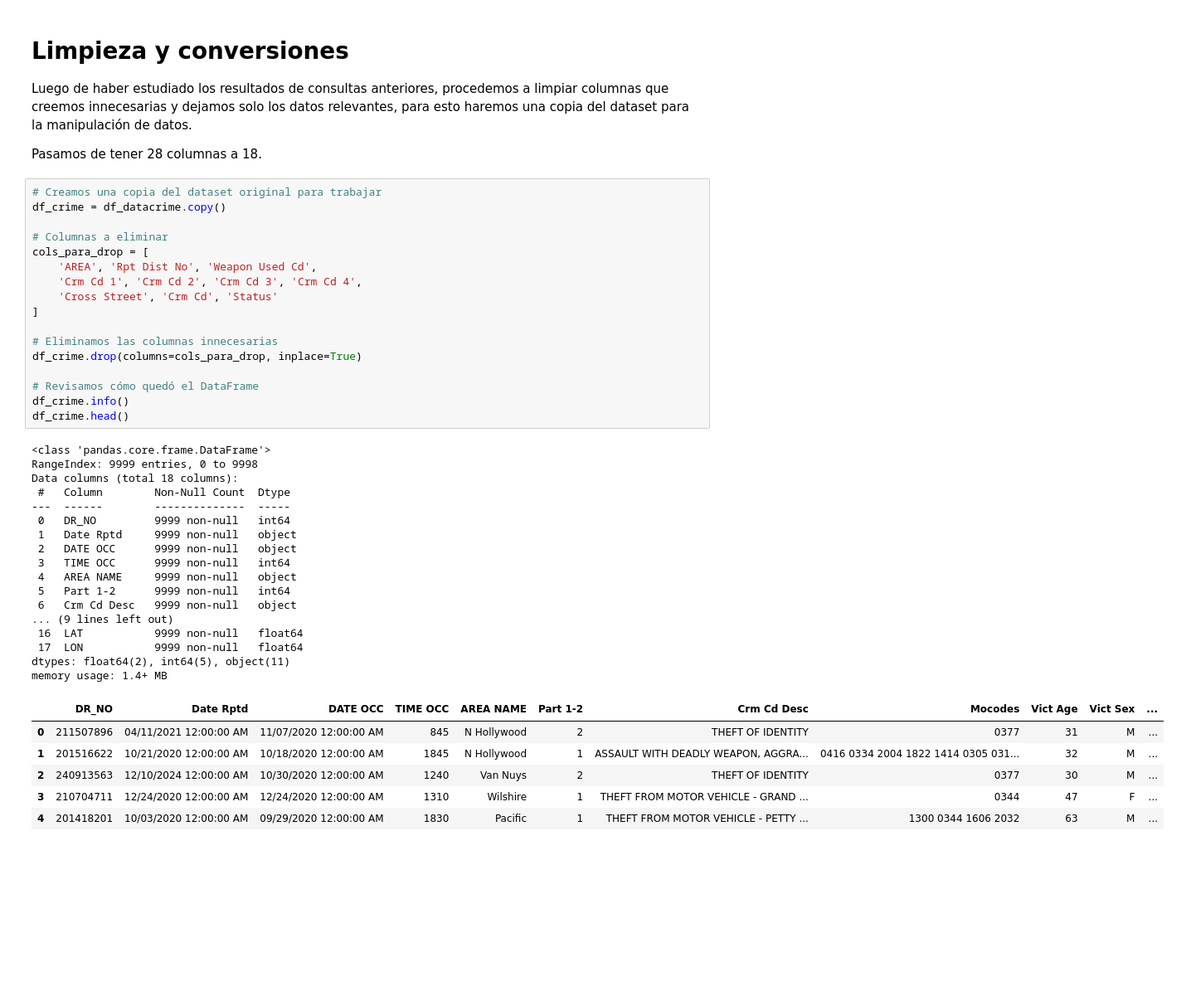
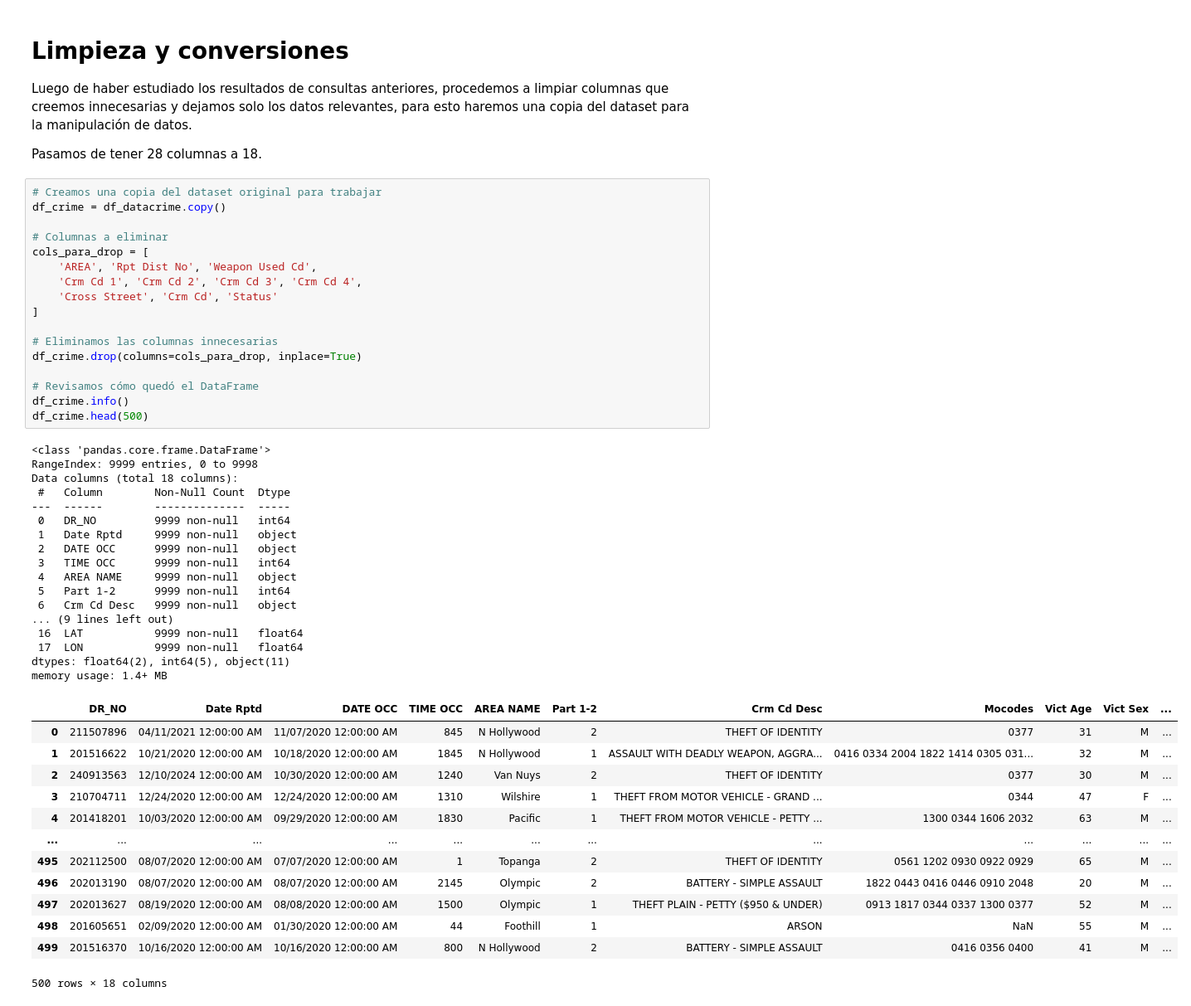
Before and after one commit to yub3r/CoderDataScience, a Jupyter notebook: ProyectoDS-Crime_Data_2020_24-Millan.ipynb, the cells around one changed output. Shown at 83% size. Cells and saved outputs as stored; diff of their text form; blank space fills up the shorter version.

```diff
--- a/ProyectoDS-Crime_Data_2020_24-Millan.ipynb
+++ b/ProyectoDS-Crime_Data_2020_24-Millan.ipynb
@@ -107,34 +120,41 @@ cols_para_drop = [
 
 # Eliminamos las columnas innecesarias
 df_crime.drop(columns=cols_para_drop, inplace=True)
 
 # Revisamos cómo quedó el DataFrame
 df_crime.info()
-df_crime.head()
+df_crime.head(500)
 # %% [output]
 <class 'pandas.core.frame.DataFrame'>
 RangeIndex: 9999 entries, 0 to 9998
 Data columns (total 18 columns):
  #   Column        Non-Null Count  Dtype
 ---  ------        --------------  -----
  0   DR_NO         9999 non-null   int64
  1   Date Rptd     9999 non-null   object
  2   DATE OCC      9999 non-null   object
  3   TIME OCC      9999 non-null   int64
  4   AREA NAME     9999 non-null   object
  5   Part 1-2      9999 non-null   int64
  6   Crm Cd Desc   9999 non-null   object
 ... (9 lines left out)
  16  LAT           9999 non-null   float64
  17  LON           9999 non-null   float64
 dtypes: float64(2), int64(5), object(11)
 memory usage: 1.4+ MB
 |  | DR_NO | Date Rptd | DATE OCC | TIME OCC | AREA NAME | Part 1-2 | Crm Cd Desc | Mocodes | Vict Age | Vict Sex | ... |
 | 0 | 211507896 | 04/11/2021 12:00:00 AM | 11/07/2020 12:00:00 AM | 845 | N Hollywood | 2 | THEFT OF IDENTITY | 0377 | 31 | M | ... |
 | 1 | 201516622 | 10/21/2020 12:00:00 AM | 10/18/2020 12:00:00 AM | 1845 | N Hollywood | 1 | ASSAULT WITH DEADLY WEAPON, AGGRA... | 0416 0334 2004 1822 1414 0305 031... | 32 | M | ... |
 | 2 | 240913563 | 12/10/2024 12:00:00 AM | 10/30/2020 12:00:00 AM | 1240 | Van Nuys | 2 | THEFT OF IDENTITY | 0377 | 30 | M | ... |
 | 3 | 210704711 | 12/24/2020 12:00:00 AM | 12/24/2020 12:00:00 AM | 1310 | Wilshire | 1 | THEFT FROM MOTOR VEHICLE - GRAND ... | 0344 | 47 | F | ... |
 | 4 | 201418201 | 10/03/2020 12:00:00 AM | 09/29/2020 12:00:00 AM | 1830 | Pacific | 1 | THEFT FROM MOTOR VEHICLE - PETTY ... | 1300 0344 1606 2032 | 63 | M | ... |
+| ... | ... | ... | ... | ... | ... | ... | ... | ... | ... | ... | ... |
+| 495 | 202112500 | 08/07/2020 12:00:00 AM | 07/07/2020 12:00:00 AM | 1 | Topanga | 2 | THEFT OF IDENTITY | 0561 1202 0930 0922 0929 | 65 | M | ... |
+| 496 | 202013190 | 08/07/2020 12:00:00 AM | 08/07/2020 12:00:00 AM | 2145 | Olympic | 2 | BATTERY - SIMPLE ASSAULT | 1822 0443 0416 0446 0910 2048 | 20 | M | ... |
+| 497 | 202013627 | 08/19/2020 12:00:00 AM | 08/08/2020 12:00:00 AM | 1500 | Olympic | 1 | THEFT PLAIN - PETTY ($950 & UNDER) | 0913 1817 0344 0337 1300 0377 | 52 | M | ... |
+| 498 | 201605651 | 02/09/2020 12:00:00 AM | 01/30/2020 12:00:00 AM | 44 | Foothill | 1 | ARSON | NaN | 55 | M | ... |
+| 499 | 201516370 | 10/16/2020 12:00:00 AM | 10/16/2020 12:00:00 AM | 800 | N Hollywood | 2 | BATTERY - SIMPLE ASSAULT | 0416 0356 0400 | 41 | M | ... |
+500 rows × 18 columns
 # %%
 # Convertimos las fechas/horas y nos quedamos solo con la fecha, sin hora la fija 12:00:00 AM.
 df_crime['Date Rptd'] = pd.to_datetime(df_crime['Date Rptd'], format="%m/%d/%Y %I:%M:%S %p", errors='coerce').dt.date
```
Also changed, not shown: parts of 5 cells of this notebook.
